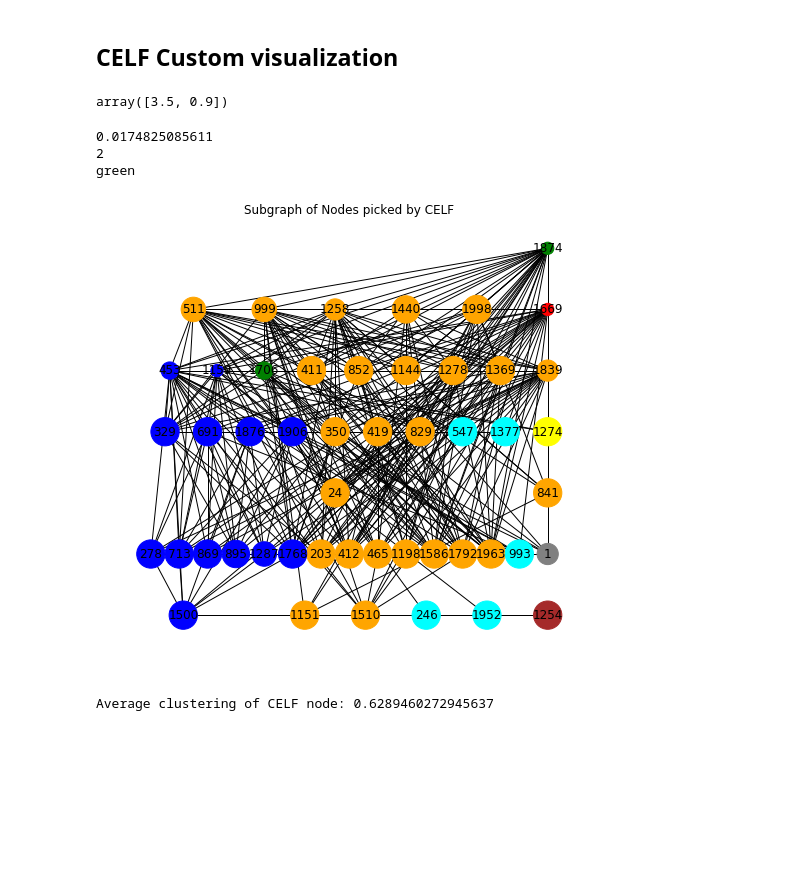
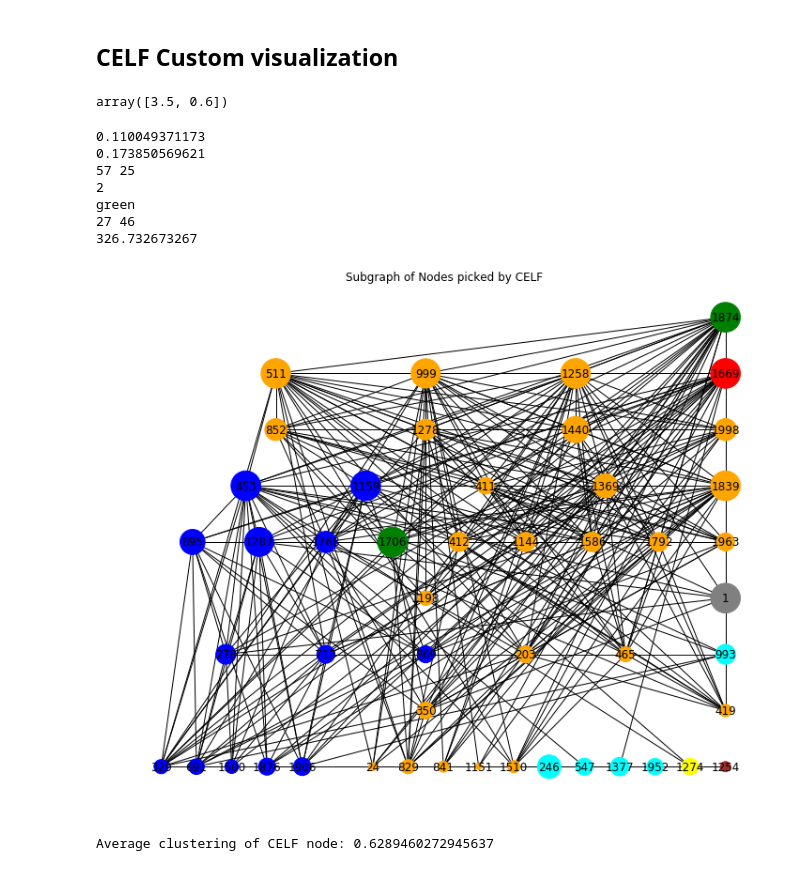
Before and after one commit to ppsekhar/CS224W, a Jupyter notebook: socialScore/networkVisialization.ipynb, the cells around one changed output. Saved outputs shown, nothing was run; the diff lists cells and outputs as text; code cells hidden in the pictures; blank space fills up the shorter version.

Commit message:
Network visualization and analysis notebook

```diff
--- a/socialScore/networkVisialization.ipynb
+++ b/socialScore/networkVisialization.ipynb
@@ -325,11 +363,13 @@ Commuinity[15] size: 3
 Commuinity[16] size: 2
 # %%
 socialNodeCommunity = list()
+socialNodeCommDict = dict()
 
 for n in topSocialNodes:
     for i, community in enumerate(scc_community):
         if n in community:
             socialNodeCommunity.append((n, i+1))
+            socialNodeCommDict[n] = i+1
 
 print "Social Node to community mapping:\n%r" % socialNodeCommunity[:20]
 # %% [output]
@@ -337,12 +377,14 @@ Social Node to community mapping:
 [(1874, 2), (1258, 3), (999, 3), (1669, 4), (511, 3), (1998, 3), (585, 3), (1440, 3), (852, 3), (1278, 3), (1974, 3), (453, 1), (1580, 3), (411, 3), (1159, 1), (1839, 3), (1369, 3), (737, 3), (1894, 3 ...
 # %%
 celfNodeCommunity = list()
+celfNodeCommDict = dict()
 
 for n in topCELFNodes:
     for i, community in enumerate(scc_community):
         n = int(n)
         if n in community:
             celfNodeCommunity.append((n, i+1))
+            celfNodeCommDict[n] = i+1
 
 print "CELF Node to community mapping:\n%r" % celfNodeCommunity[:20]
 # %% [output]
@@ -381,16 +423,15 @@ celfNodeEgonet = dict()
 celfNodeMapColor = dict()
 celfNodeSize = dict()
 celfNodeCommunity.sort(key=lambda x: (x[1], [x[0]]))
-celfNodeCommDict = dict()
 
-for node, community in celfNodeCommunity:
-    egoGraph = nx.ego_graph(uGNx, node, radius=1, undirected=True)
-    egonetNodeList = list(egoGraph.nodes())
-    nodeSize = min(float(150)*((maxNodeSize + 1)/(len(egonetNodeList) - minNodeSize + 1)), 800)
+for node, community in celfNodeCommDict.iteritems():
+    #egoGraph = nx.ego_graph(uGNx, node, radius=1, undirected=True)
+    #egonetNodeList = list(egoGraph.nodes())
+    egonetNodeList = topCELFNodeEgoNetNodes[topCELFNodes.index(node)]
+    nodeSize = min(float(4000)*(float(len(egonetNodeList) - minNodeSize + 1)/float(maxNodeSize + 1)), 1000)
     celfNodeEgonet[node] = egonetNodeList
     celfNodeSize[node] = nodeSize
     celfNodeMapColor[node] = cmaps[community-1]
-    celfNodeCommDict[node] = community
 
 print celfNodeMapColor[1874]
 # %% [output]
@@ -483,11 +562,11 @@ plt.show()
 ## CELF Custom visualization
 # %%
 celfCustPos = nx.shell_layout(celfGNx, shells)
-y = 1.0
+y = 2.0
 for nlist in shells:
     length = float(len(nlist))
     mid = length/2.0
-    y -= 0.1
+    y -= 0.2
     for i, n in enumerate(nlist):
         #pos[n][0] = y*(1.0/socialNodeCommDict[n])
         celfCustPos[n][0] = 2.0 + 3*(float(i+1)- mid)/length
@@ -495,9 +574,9 @@ for nlist in shells:
         s = s*2 + 0.25*(10**(min((1.0 - s),0.5)))
         celfCustPos[n][1] = y
 
-celfCustPos[1874]
+celfCustPos[993]
 # %% [output]
-array([3.5, 0.9])
+array([3.5, 0.6])
 # %%
 celf_cust_node_color = list()
 celf_cust_node_size = list()
@@ -506,25 +585,33 @@ for node in celfGNx:
     celf_cust_node_size.append(celfNodeSize[node])
 # %%
 #print socialNodes[:10]
-print  socialScoreDict[1254]
+print  socialScoreDict[419]
+print  socialScoreDict[1963]
+print allSocialNodes.index(419), allSocialNodes.index(1963)
 print  celfNodeCommDict[1874]
 print  celfNodeMapColor[1874]
+print len(topCELFNodeEgoNetNodes[topCELFNodes.index(419)]), len(topSocialNodeEgoNetNodes[topSocialNodes.index(1963)])
+print celf_cust_node_size[topCELFNodes.index(419)]
 # %% [output]
-0.0174825085611
+0.110049371173
+0.173850569621
+57 25
 2
 green
+27 46
+326.732673267
 # %%
-plt.figure(figsize=(8,8))
+plt.figure(figsize=(12,10))
 #pos=nx.spring_layout(celfGNx, iterations=500)
 limits=plt.axis('off')
 
 #pos = nx.kamada_kawai_layout(celfGNx, pos=pos)
 plt.title('Subgraph of Nodes picked by CELF')
 nx.draw_networkx(celfGNx, pos=celfCustPos, node_size=celf_cust_node_size, node_color=celf_cust_node_color, with_labels=True)
 plt.savefig('subgraphCELF')
 plt.show()
 # %% [output]
-[figure, old version]
+[figure, new version]
 # %%
 print "Average clustering of CELF node: %r" % nx.average_clustering(celfGNx)
 # %% [output]
```
Also changed, not shown: parts of 20 cells of this notebook.
